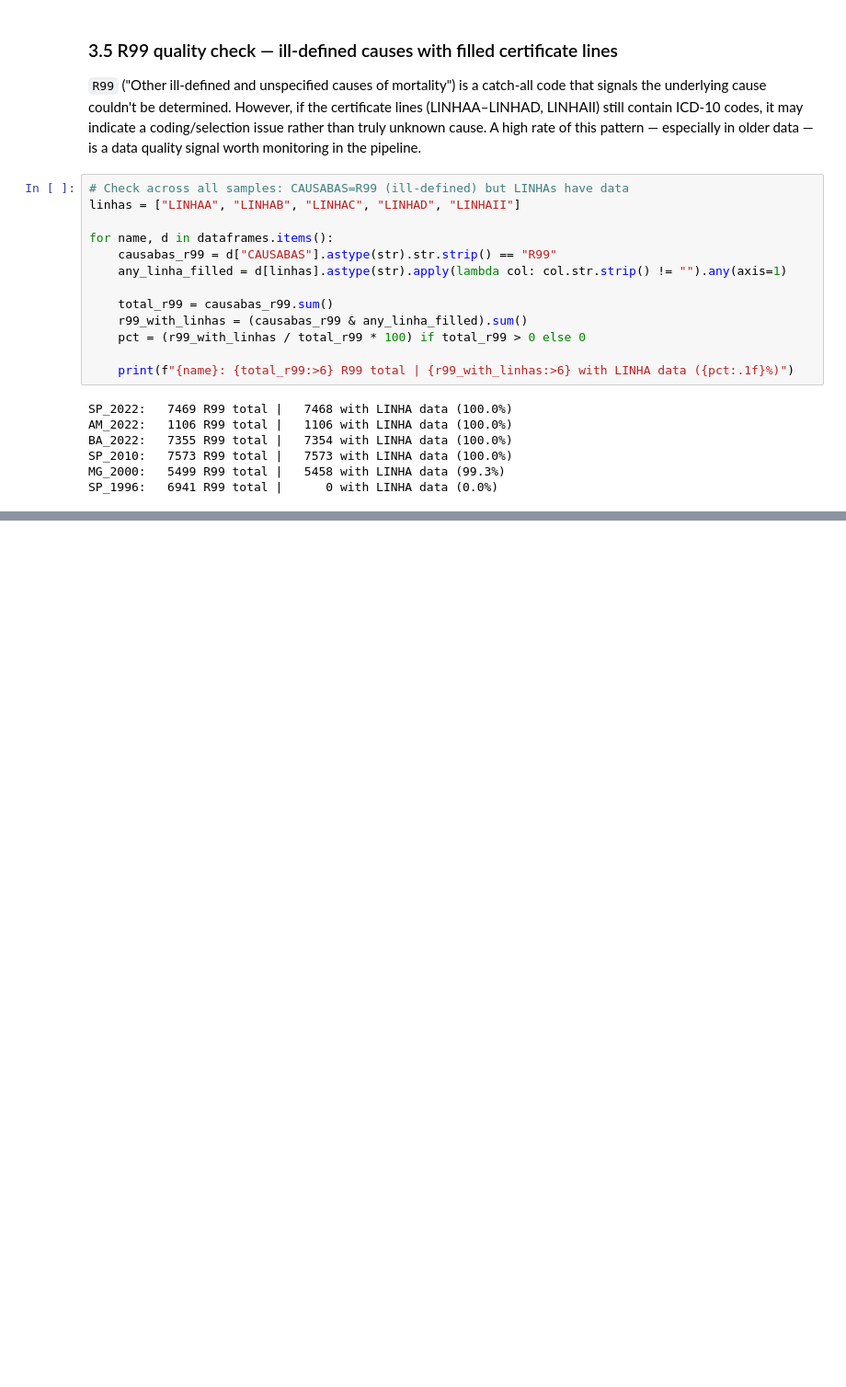
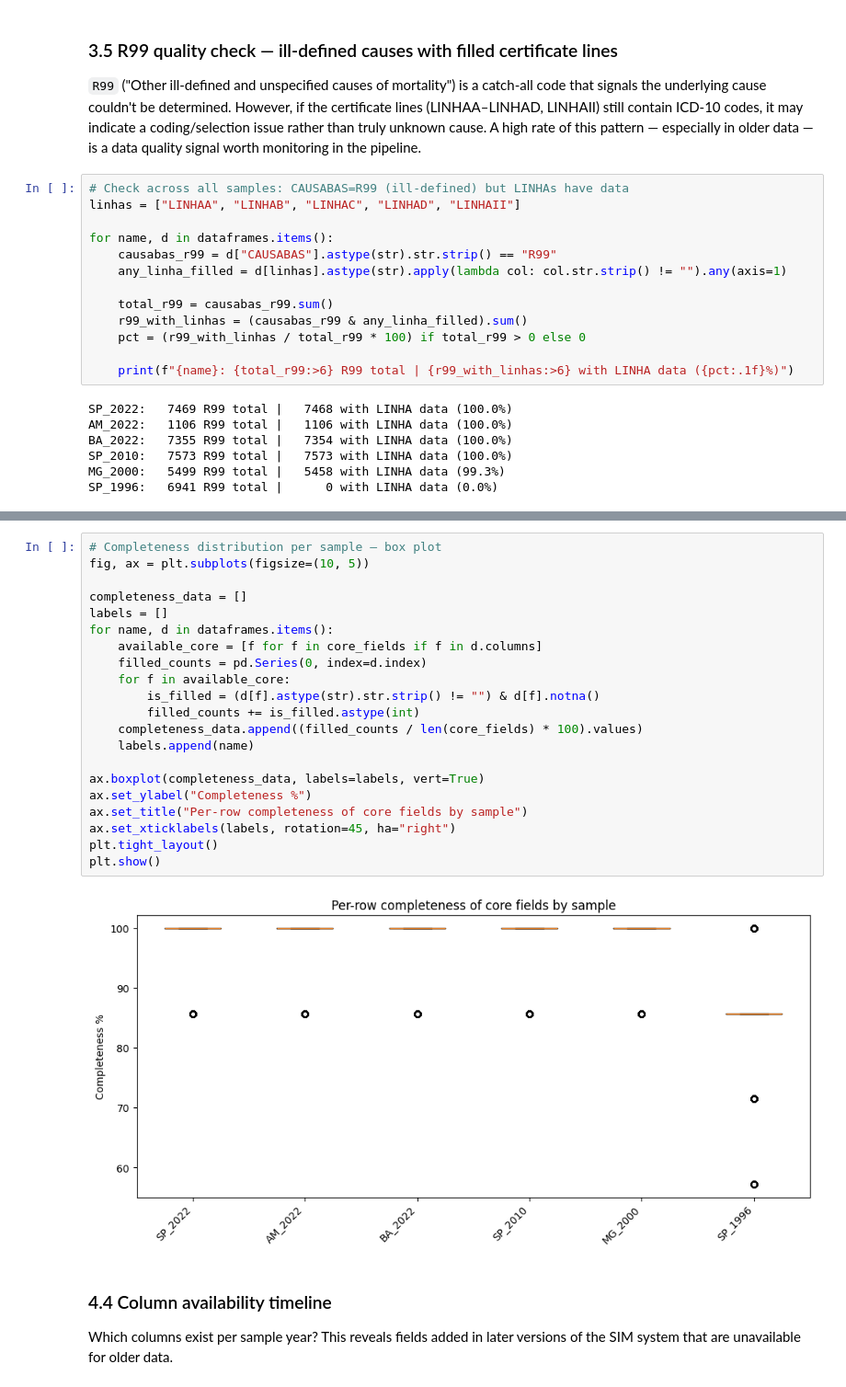
Before and after one commit to RenanGroot/datasus-ai-quality-gate, a Jupyter notebook: notebooks/ingestion_prototype.ipynb, the cells around one changed output, grey strips where cells are left out. Shown at 92% size. Drawn from its saved outputs; the diff is of its cells as text; blank space fills up the shorter version.

```diff
--- a/notebooks/ingestion_prototype.ipynb
+++ b/notebooks/ingestion_prototype.ipynb
@@ -555,0 +789,27 @@ SP_1996:   6941 R99 total |      0 with LINHA data (0.0%)
+# %%
+# Completeness distribution per sample — box plot
+fig, ax = plt.subplots(figsize=(10, 5))
+
+completeness_data = []
+labels = []
+for name, d in dataframes.items():
+    available_core = [f for f in core_fields if f in d.columns]
+    filled_counts = pd.Series(0, index=d.index)
+    for f in available_core:
+        is_filled = (d[f].astype(str).str.strip() != "") & d[f].notna()
+        filled_counts += is_filled.astype(int)
+    completeness_data.append((filled_counts / len(core_fields) * 100).values)
+    labels.append(name)
+
+ax.boxplot(completeness_data, labels=labels, vert=True)
+ax.set_ylabel("Completeness %")
+ax.set_title("Per-row completeness of core fields by sample")
+ax.set_xticklabels(labels, rotation=45, ha="right")
+plt.tight_layout()
+plt.show()
+# %% [output]
+[figure, added]
+# %% [markdown]
+### 4.4 Column availability timeline
+
+Which columns exist per sample year? This reveals fields added in later versions of the SIM system that are unavailable for older data.
```
Also changed, not shown: parts of 14 cells of this notebook.
